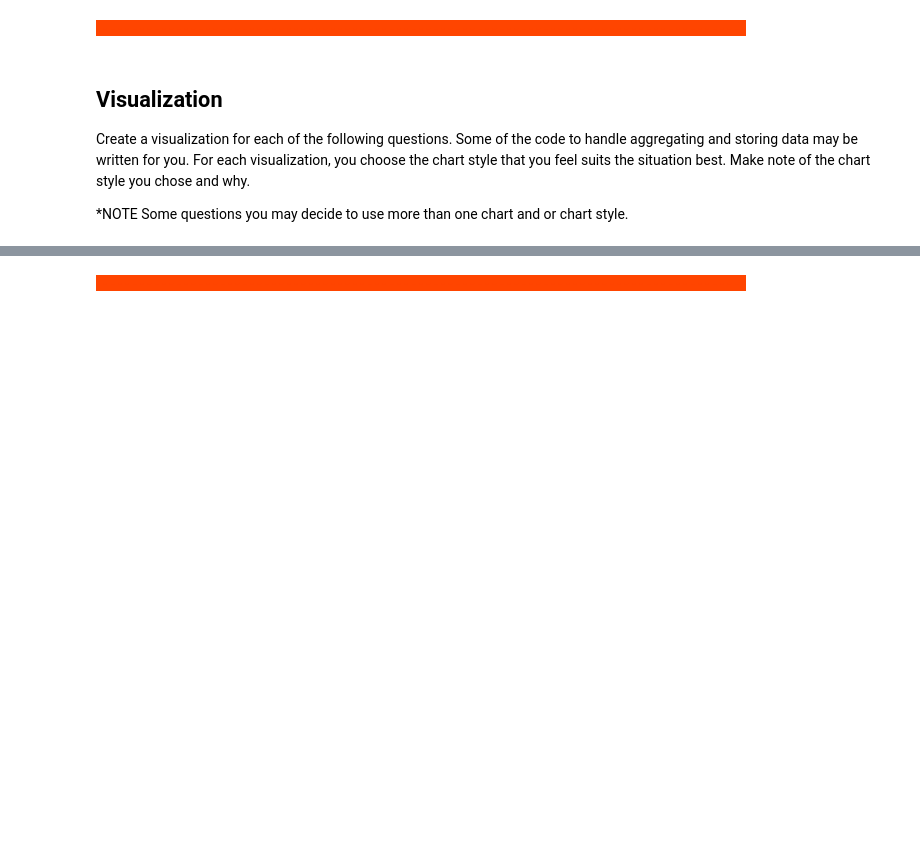
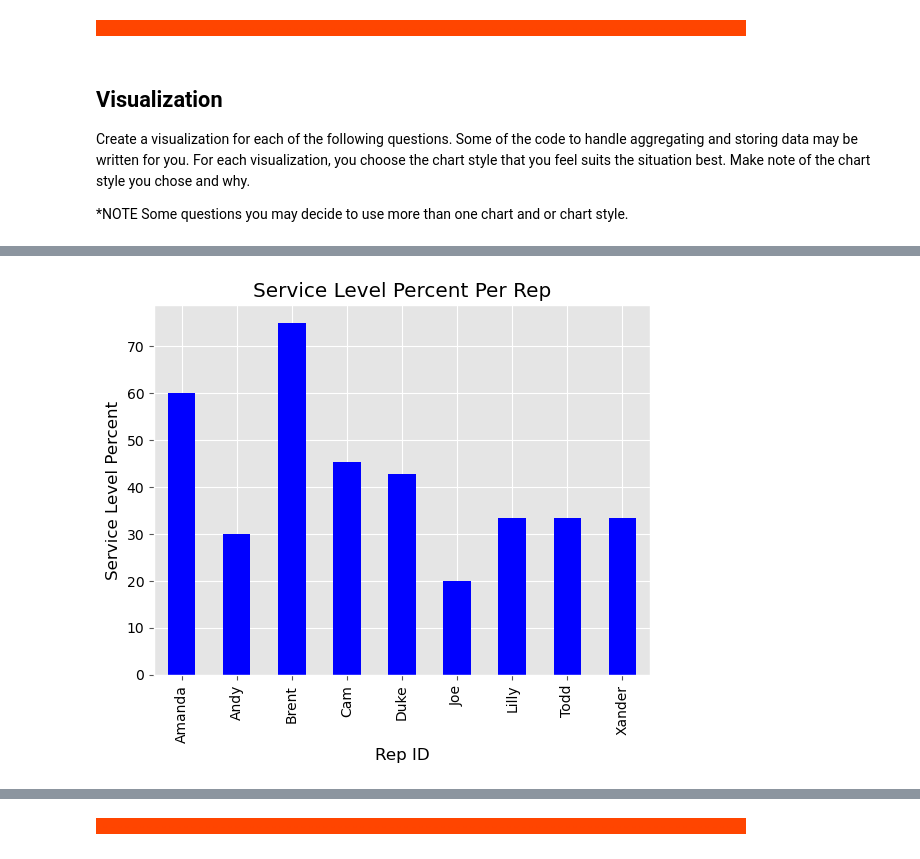
Before and after one commit to longse2/call-center-cleanup-assignment2, a Jupyter notebook: Call_Center_Cleanup.ipynb, the cells around one changed output, grey strips where cells are left out. Cells and saved outputs as stored; diff of their text form; code cells hidden in the pictures; blank space fills up the shorter version.

```diff
--- a/Call_Center_Cleanup.ipynb
+++ b/Call_Center_Cleanup.ipynb
@@ -646,26 +690,36 @@ for i in range(4):
 # %%
 # Create visualization 2 here
 # north_plt contains the data you need for the average speed of answer of each rep
 
-north_plt = north.groupby("Rep ID")["Incoming Wait Time"].mean().to_frame().reset_index()
+north_plt = north_df.groupby("Rep ID")["Incoming Wait Time"].mean().to_frame().reset_index()
 
 # Finding each Rep's Personal Service Level Percentage.  Basically, Calls within 2 secs / total calls
 
 # Table 1: Total Incoming calls less than 2 seconds grouped by Rep
-quick_calls = north[north["Incoming Wait Time"] <= 2.0]
+quick_calls = north_df[north_df["Incoming Wait Time"] <= 2.0]
 quick_reps = quick_calls[["Rep ID", "Calls"]]
 quick_stats = quick_reps.groupby(["Rep ID"]).sum()  # Final Table
 
 
 # Table 2: Total Incoming Calls Only grouped by Rep
-total_calls_in = north[north["Incoming or Outgoing"] == "Incoming"]
+total_calls_in = north_df[north_df["Incoming or Outgoing"] == "Incoming"]
 rep_calls = total_calls_in[["Rep ID", "Calls"]]
 total_stats = rep_calls.groupby(["Rep ID"]).sum() # Final Table
 
 #  Table 3: Service Level Percentage created via merge
 service_level = pd.merge(quick_stats, total_stats, on="Rep ID")
 
 # Create Percentage Column in Table 3
 service_level["Service Level %"] = service_level["Calls_x"]/service_level["Calls_y"] * 100
 
 #Your Code Here:
+service_level["Service Level %"].plot(kind = 'bar', legend = False, color = 'b')
+plt.title('Service Level Percent Per Rep',color = 'black')
+plt.xticks(color = 'black')
+plt.yticks(color = 'black')
+plt.xlabel('Rep ID',color = 'black')
+plt.ylabel('Service Level Percent',color = 'black')
+plt.savefig('bar_vertical2.png')
+plt.show()
+# %% [output]
+[figure, added]
```
Also changed, not shown: parts of 70 cells of this notebook, 8 other files.
